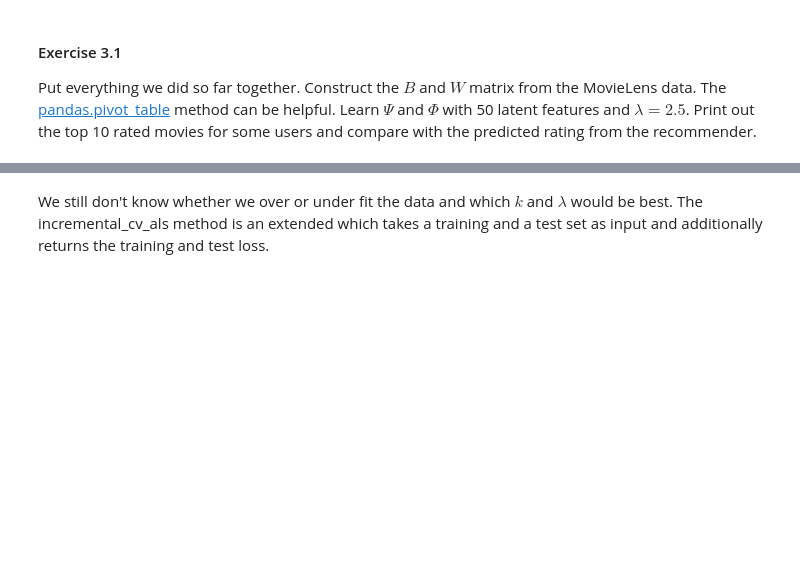
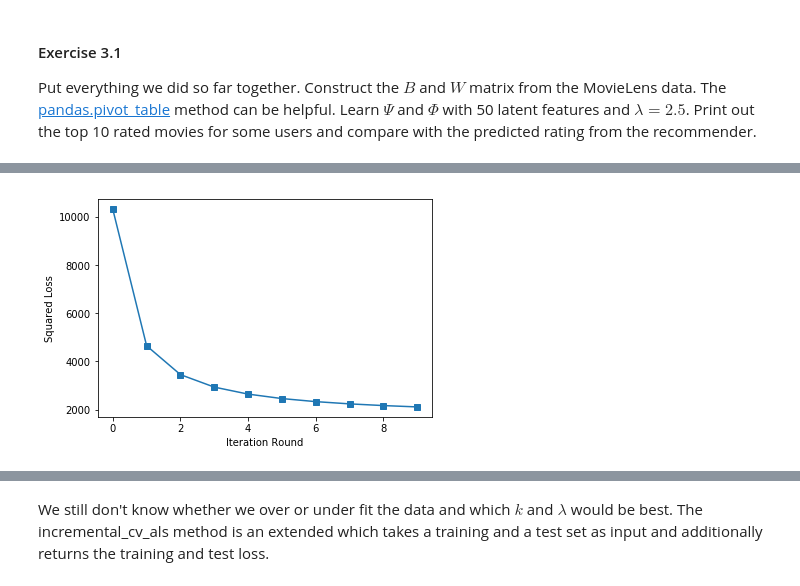
Before and after one commit to WGierke/master_programme, a Jupyter notebook: Intelligent_Data_Analysis_2/Exercise5/Recommender Systems.ipynb, the cells around one changed output, grey strips where cells are left out. Saved outputs shown, nothing was run; the diff lists cells and outputs as text; code cells hidden in the pictures; blank space fills up the shorter version.

```diff
--- a/Intelligent_Data_Analysis_2/Exercise5/Recommender Systems.ipynb
+++ b/Intelligent_Data_Analysis_2/Exercise5/Recommender Systems.ipynb
@@ -281,0 +310,4 @@ Put everything we did so far together. Construct the $B$ and $W$ matrix from the
+# %%
+interesting_ratings = ratings[["user_id", "rating", "name"]]
+ratings_df = pd.pivot_table(interesting_ratings, index=['user_id'], columns=['name'], values='rating', fill_value=0)
+ratings_df.head()
@@ -281,0 +323,4 @@ Put everything we did so far together. Construct the $B$ and $W$ matrix from the
+# %%
+W = ratings_df > 0
+Psi, Phi = incremental_als(ratings_df.values, W.values, 50, lambd=2.5)
+# %% [output]
@@ -281,0 +337 @@ Put everything we did so far together. Construct the $B$ and $W$ matrix from the
+[figure, added]
```
Also changed, not shown: parts of 26 cells of this notebook, 2 other files.
